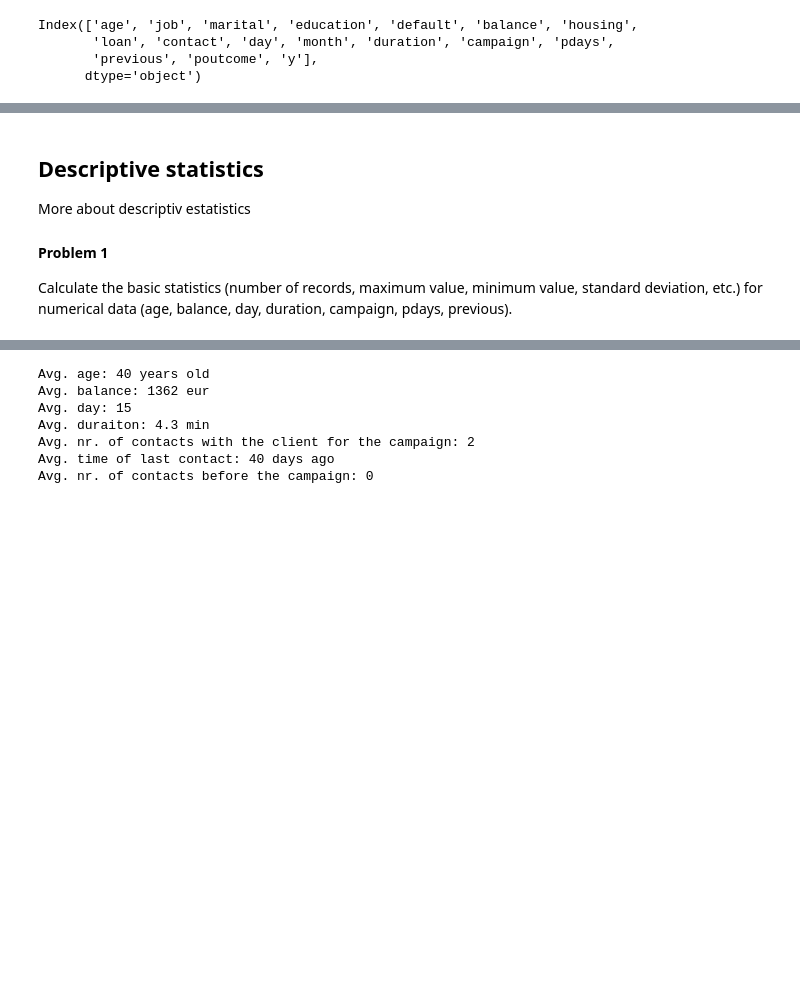
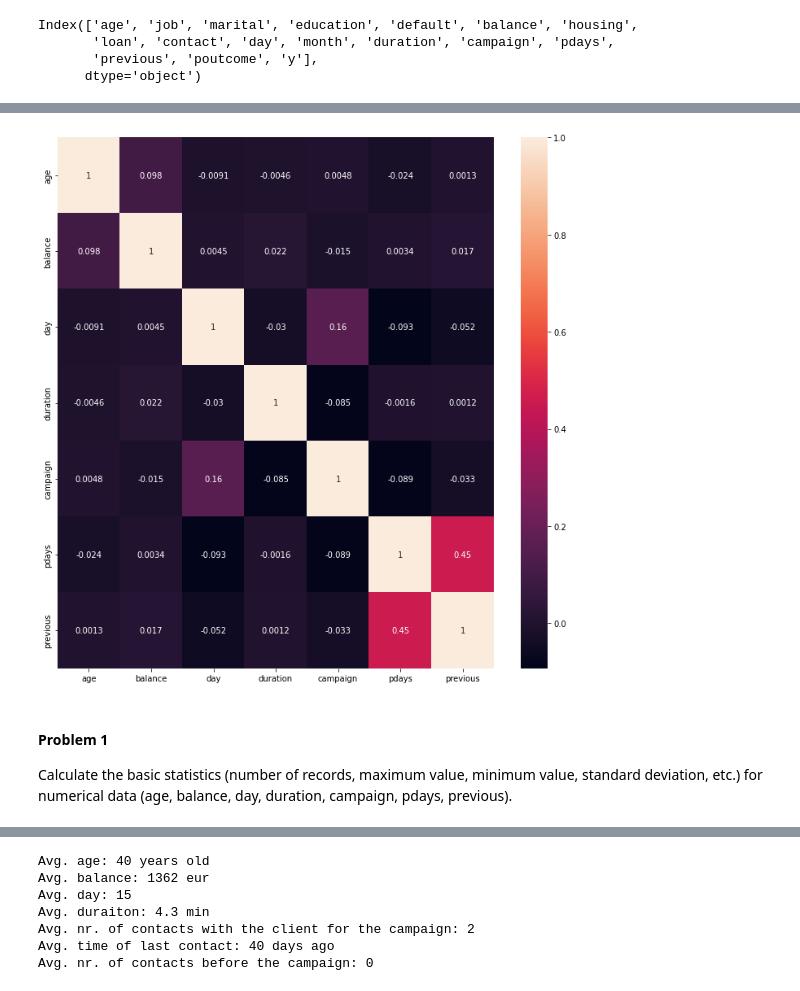
Before and after one commit to Coyote-Schmoyote/marketing-analysis-project, a Jupyter notebook: marketing_analysis_project.ipynb, the cells around one changed output, grey strips where cells are left out. Saved outputs shown, nothing was run; the diff lists cells and outputs as text; code cells hidden in the pictures; blank space fills up the shorter version.

```diff
--- a/marketing_analysis_project.ipynb
+++ b/marketing_analysis_project.ipynb
@@ -228,6 +213,10 @@ ax1.set(title="Age Distribution Histogram",
+# %%
+# heatmap
+corr = data.corr()
+plt.subplots(figsize=(12,12))
+sns.heatmap(corr, cmap="rocket", annot=True);
+# %% [output]
+[figure, added]
 # %% [markdown]
-## Descriptive statistics
-More about descriptiv estatistics
-
 #### Problem 1
 Calculate the basic statistics (number of records, maximum value, minimum value, standard deviation, etc.) for numerical data (age, balance, day, duration, campaign, pdays, previous).
```
Also changed, not shown: parts of 24 cells of this notebook.
